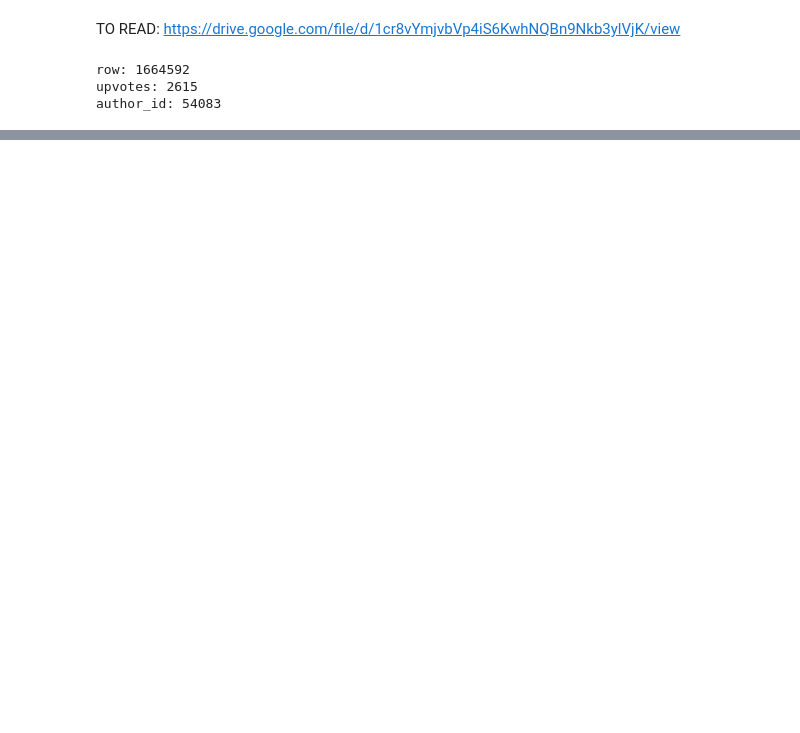
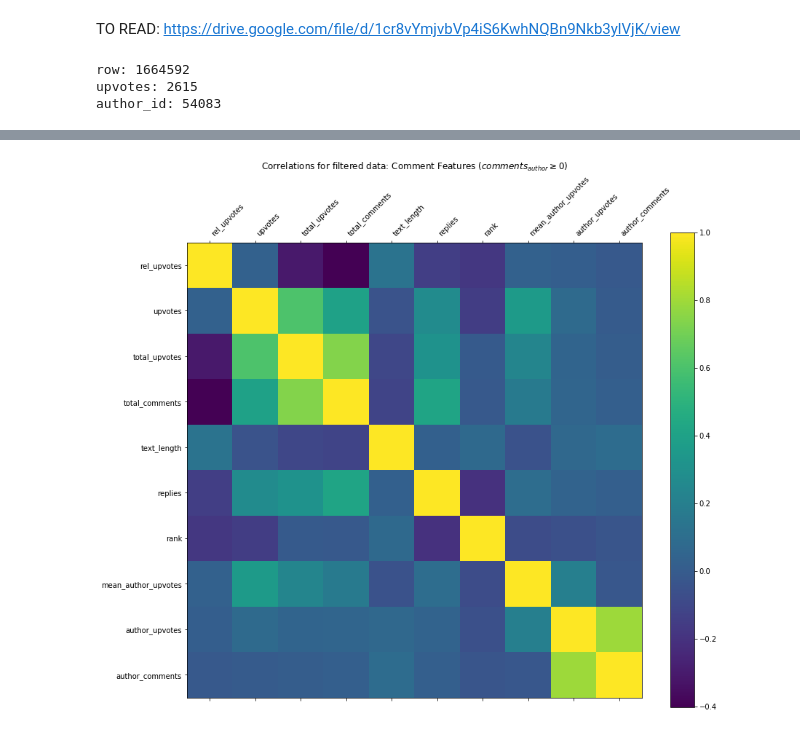
Before and after one commit to Chaoste/guardian-ranking, a Jupyter notebook: analysis/Week 5 - Correlations.ipynb, the cells around one changed output, grey strips where cells are left out. Drawn from its saved outputs; the diff is of its cells as text; code cells hidden in the pictures; blank space fills up the shorter version.

```diff
--- a/analysis/Week 5 - Correlations.ipynb
+++ b/analysis/Week 5 - Correlations.ipynb
@@ -148,0 +153,25 @@ fig.savefig('comments_from_1000er_authors.png')
+# %%
+labels = list(reversed(extracted_features_df.columns))
+labels.remove('parent_comment_id')
+labels.remove('rel_upvotes')
+labels.remove('upvotes')
+labels = ['rel_upvotes', 'upvotes'] + labels
+
+filtered_df = extracted_features_df[extracted_features_df['parent_comment_id'].isnull()]
+filtered_df = filtered_df[filtered_df['rank'] <= 10] # select only first 10 comments
+filtered_df = filtered_df[filtered_df['total_upvotes'] > 20] # do not consider articles with under 10 upvotes
+# filtered_df = filtered_df[filtered_df['comment_text'].str.len() > 50]
+filtered_df = filtered_df[filtered_df['total_comments'] > 10] # remove articles with over under 10 comments.
+
+fig, ax = plt.subplots(1, 1, figsize=(14, 12))
+cax = ax.matshow(filtered_df[labels].corr())
+cbar = fig.colorbar(cax)
+ax.set_xticklabels([''] + labels, rotation=45, ha='left')
+ax.set_yticklabels([''] + labels)
+ax.xaxis.set_major_locator(ticker.MultipleLocator(1))
+ax.yaxis.set_major_locator(ticker.MultipleLocator(1))
+ax.set_title(rf'Correlations for filtered data: Comment Features ($comments_{{author}} \geq {author_comments}$)', y=1.15)
+fig.savefig(f'correlations-filtered-{author_comments}.pdf')
+# fig.savefig('comments_from_1000er_authors.png')
+# %% [output]
+[figure, added]
```
Also changed, not shown: parts of 9 cells of this notebook, 8 other files.
